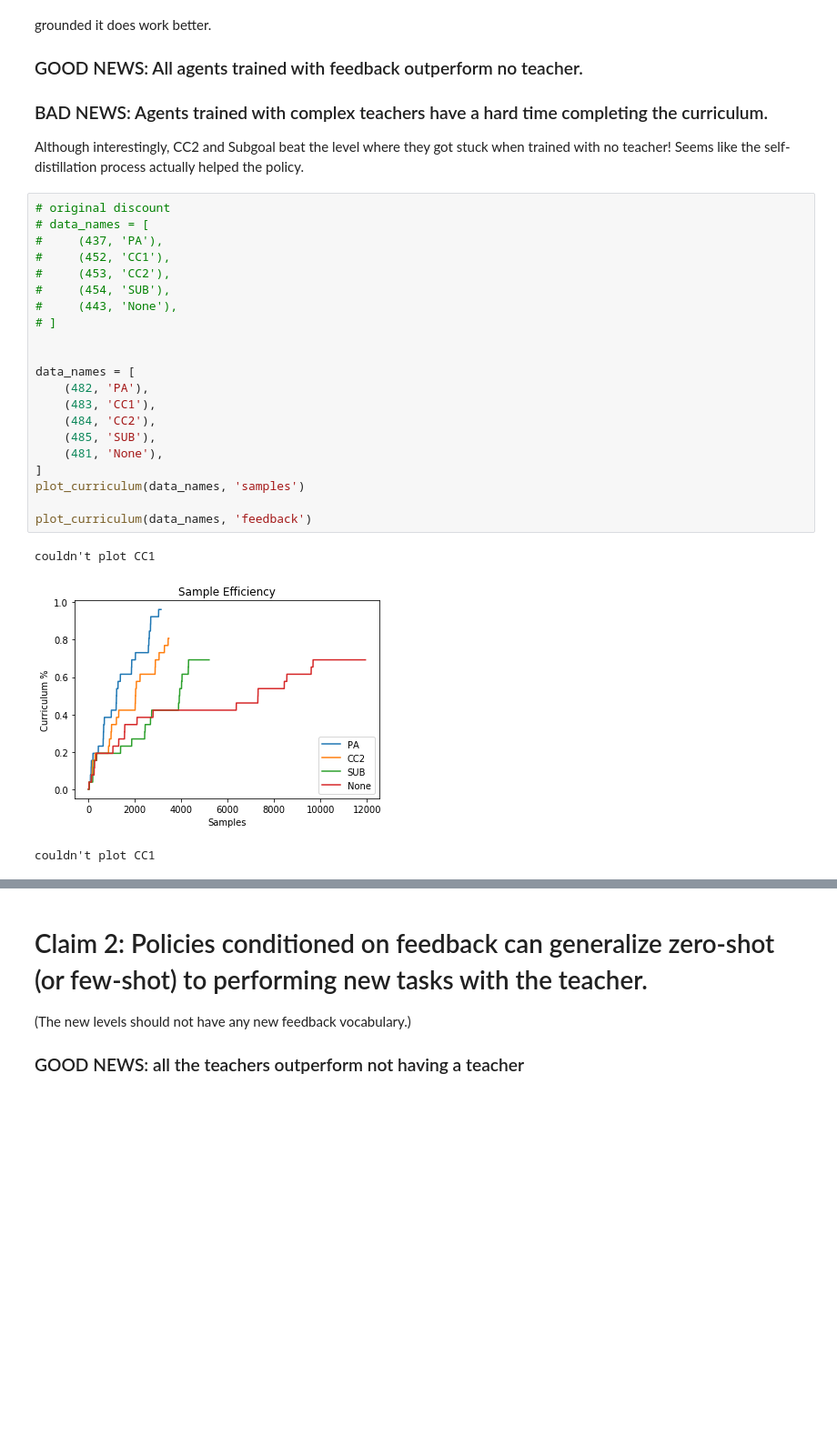
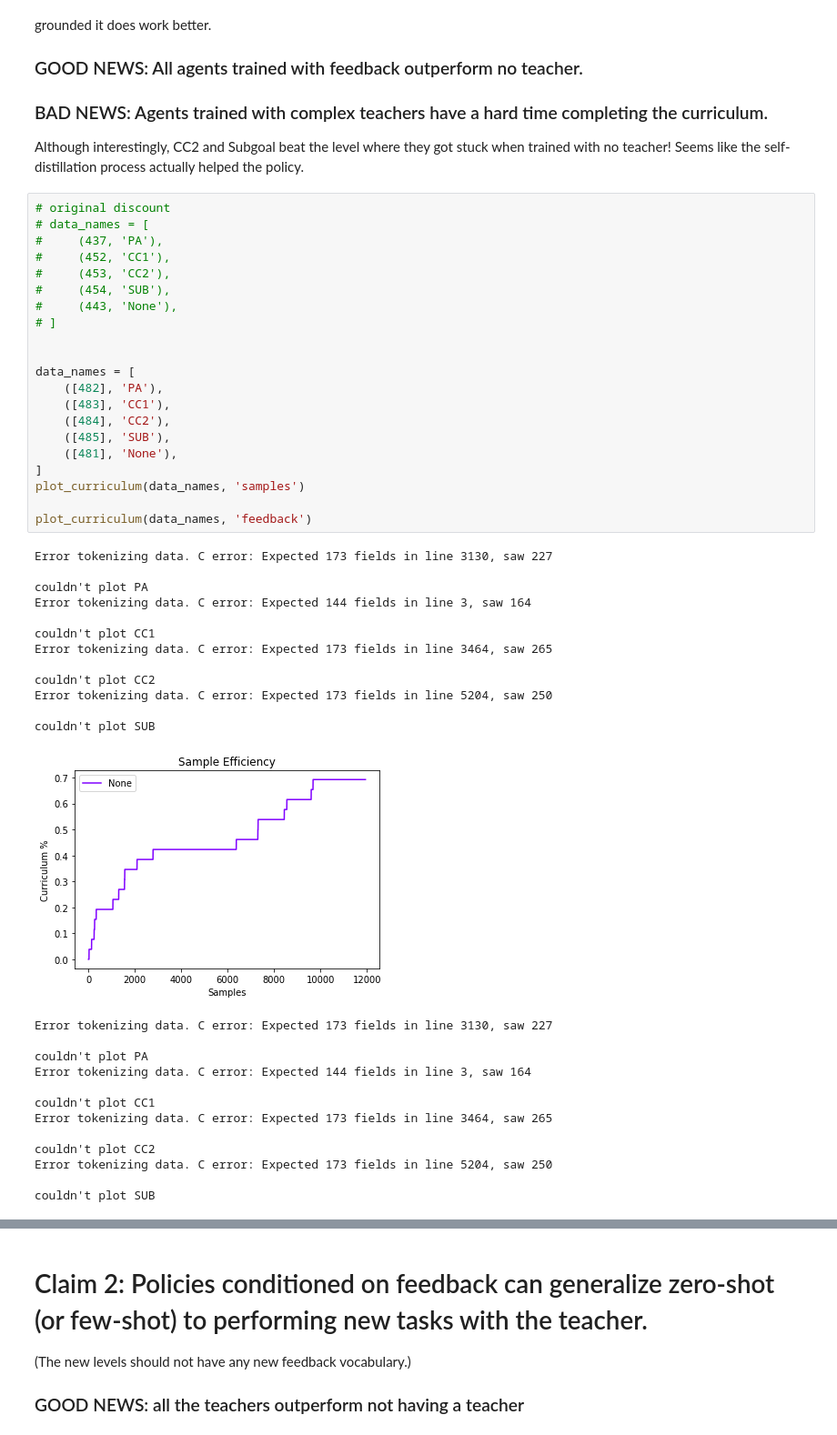
Before and after one commit to rll-research/teachable, a Jupyter notebook: Plots.ipynb, the cells around one changed output, grey strips where cells are left out. Shown: that part at 91% size. Cells and saved outputs as stored; diff of their text form; blank space fills up the shorter version.

```diff
--- a/Plots.ipynb
+++ b/Plots.ipynb
@@ -145,25 +138,47 @@ Although interestingly, CC2 and Subgoal beat the level where they got stuck when
 # %%
 # original discount
 # data_names = [
 #     (437, 'PA'),
 #     (452, 'CC1'),
 #     (453, 'CC2'),
 #     (454, 'SUB'),
 #     (443, 'None'),
 # ]
 
 
 data_names = [
-    (482, 'PA'),
-    (483, 'CC1'),
-    (484, 'CC2'),
-    (485, 'SUB'),
-    (481, 'None'),
+    ([482], 'PA'),
+    ([483], 'CC1'),
+    ([484], 'CC2'),
+    ([485], 'SUB'),
+    ([481], 'None'),
 ]
 plot_curriculum(data_names, 'samples')
 
 plot_curriculum(data_names, 'feedback')
 # %% [output]
+Error tokenizing data. C error: Expected 173 fields in line 3130, saw 227
+
+couldn't plot PA
+Error tokenizing data. C error: Expected 144 fields in line 3, saw 164
+
 couldn't plot CC1
+Error tokenizing data. C error: Expected 173 fields in line 3464, saw 265
+
+couldn't plot CC2
+Error tokenizing data. C error: Expected 173 fields in line 5204, saw 250
+
+couldn't plot SUB
-[figure, old version]
+[figure, new version]
+Error tokenizing data. C error: Expected 173 fields in line 3130, saw 227
+
+couldn't plot PA
+Error tokenizing data. C error: Expected 144 fields in line 3, saw 164
+
 couldn't plot CC1
+Error tokenizing data. C error: Expected 173 fields in line 3464, saw 265
+
+couldn't plot CC2
+Error tokenizing data. C error: Expected 173 fields in line 5204, saw 250
+
+couldn't plot SUB
```
Also changed, not shown: parts of 9 cells of this notebook.
